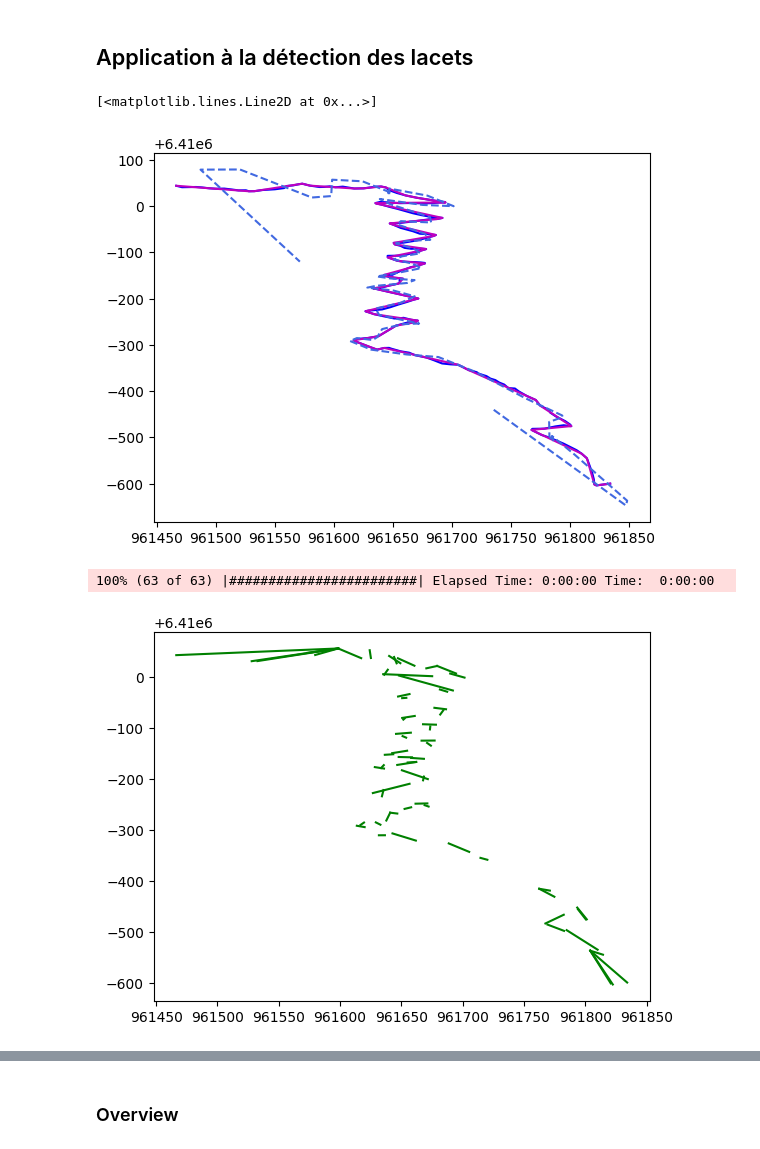
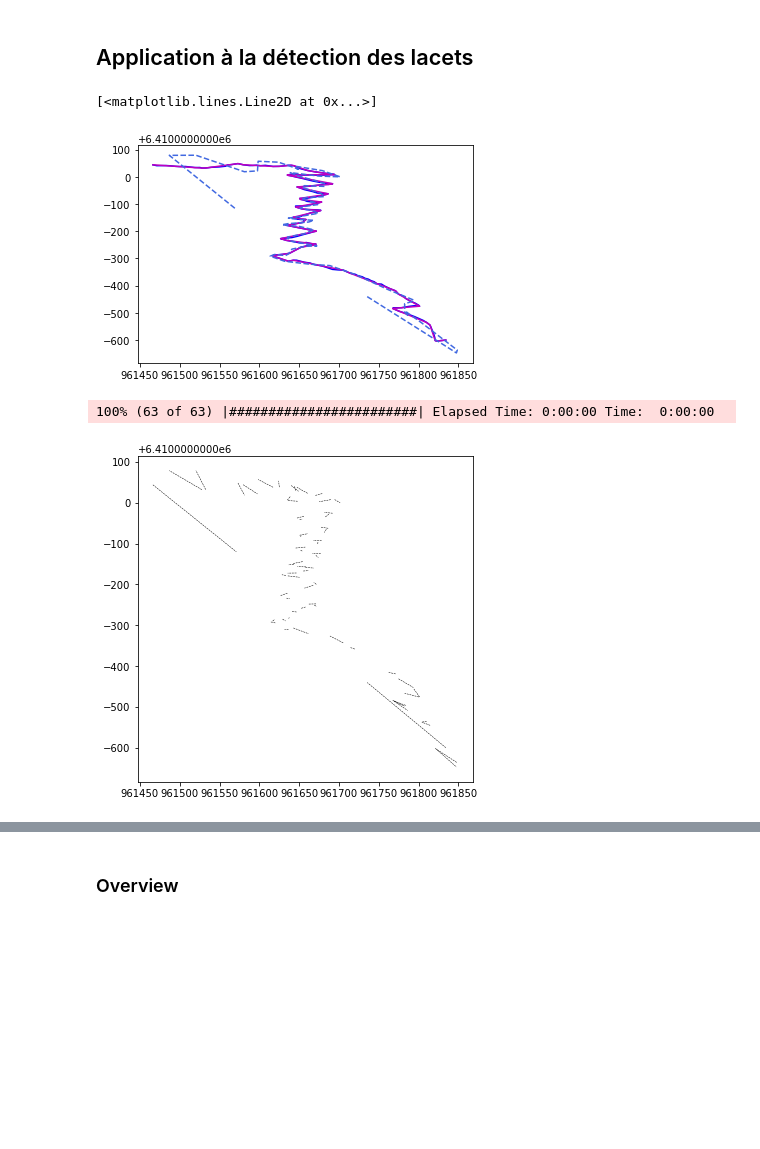
Before and after one commit to umrlastig/tracklib, a Jupyter notebook: doc/source/userguide/UG_Filtering.ipynb, the cells around one changed output, grey strips where cells are left out. Saved outputs shown, nothing was run; the diff lists cells and outputs as text; code cells hidden in the pictures; blank space fills up the shorter version.

```diff
--- a/doc/source/userguide/UG_Filtering.ipynb
+++ b/doc/source/userguide/UG_Filtering.ipynb
@@ -66,44 +72,42 @@ plt.show()
 # %% [markdown]
 ## Application à la détection des lacets
 # %%
-resource_path = '/home/marie-dominique/tracklib/tracklib/cotation/balcon/'
 tkl.ObsTime.setReadFormat("4Y-2M-2D 2h:2m:2s")
-filepath = os.path.join(resource_path, 'data/cedera_l93.csv')
-track = tkl.TrackReader.readFromCsv(filepath, 0, 1, 2, -1, separator=';', h=1)
+trackpath = '../../../cotation/balcon/data/cedera_l93.csv'
+param = tkl.TrackFormat({
+    'ext': 'CSV',
+    'id_E': 0,
+    'id_N': 1,
+    'id_U': 2,
+    'id_T': -1,
+    'separator': ';',
+    'header': 1
+})
+track = tkl.TrackReader.readFromFile(trackpath, param)
 
 # 1010
 trace2 = track.extract(750, 950)
 trace = tkl.simplify(trace2, 5, tkl.MODE_SIMPLIFY_DOUGLAS_PEUCKER)
 track_init = trace.copy()
 
 # Fourier
 track2 = tkl.filter_freq(trace, 0.5,
                          mode=tkl.FILTER_SPATIAL, dim=tkl.FILTER_XY,
                          type=tkl.FILTER_LOW_PASS)
 
 plt.plot(trace2.getX(), trace2.getY(), 'b-')
 plt.plot(trace.getX(), trace.getY(), 'm-')
 plt.plot(track2.getX(), track2.getY(), color="royalblue",  linestyle='--',)
 # %% [output]
 [<matplotlib.lines.Line2D at 0x...>]
-[figure, old version]
+[figure, new version]
 # %%
-profile = tkl.differenceProfile(trace, track2, mode="DTW")
-# profile = Comparison.differenceProfile(track, track2, mode="DTW")
-
-for i in range(0,trace.size()):
-    x1 = profile.getObs(i).position.getX()
-    y1 = profile.getObs(i).position.getY()
-
-    p = profile.getObsAnalyticalFeature("pair", i)
-
-    x2 = track2.getObs(p).position.getX()
-    y2 = track2.getObs(profile.getObsAnalyticalFeature("pair", i)).position.getY()
-
-    plt.plot([x1,x2],[y1,y2],'g-')
+plt.figure(figsize=(6, 6))
+profile = tkl.match(trace, track2, mode=tkl.MODE_MATCHING_DTW)
+tkl.plotMatching(profile, track2, append=True)
 # %% [output]
 100% (63 of 63) |########################| Elapsed Time: 0:00:00 Time:  0:00:00
-[figure, old version]
+[figure, new version]
 # %%
 plt.plot(profile.getAnalyticalFeature("diff")[10:-10], 'k-')
 profile_filtered = tkl.filter_freq(profile, 1.0/20, dim=["diff"], mode=tkl.FILTER_SPATIAL)
```
Also changed, not shown: parts of 6 cells of this notebook, 8 other files.
